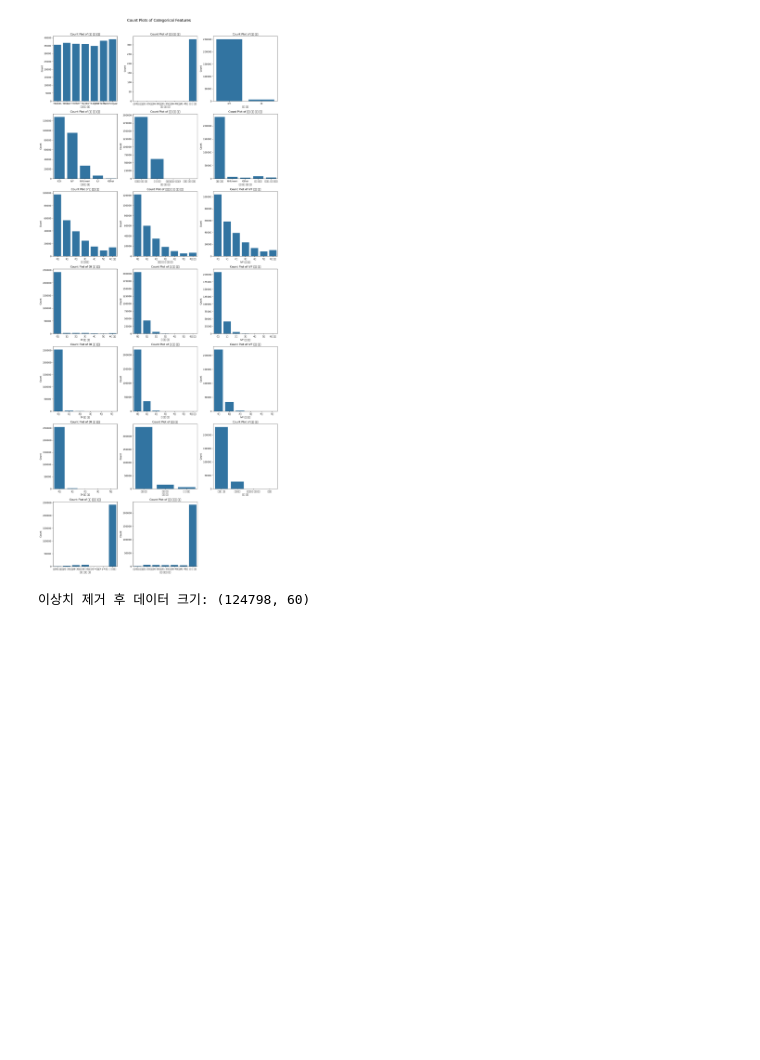
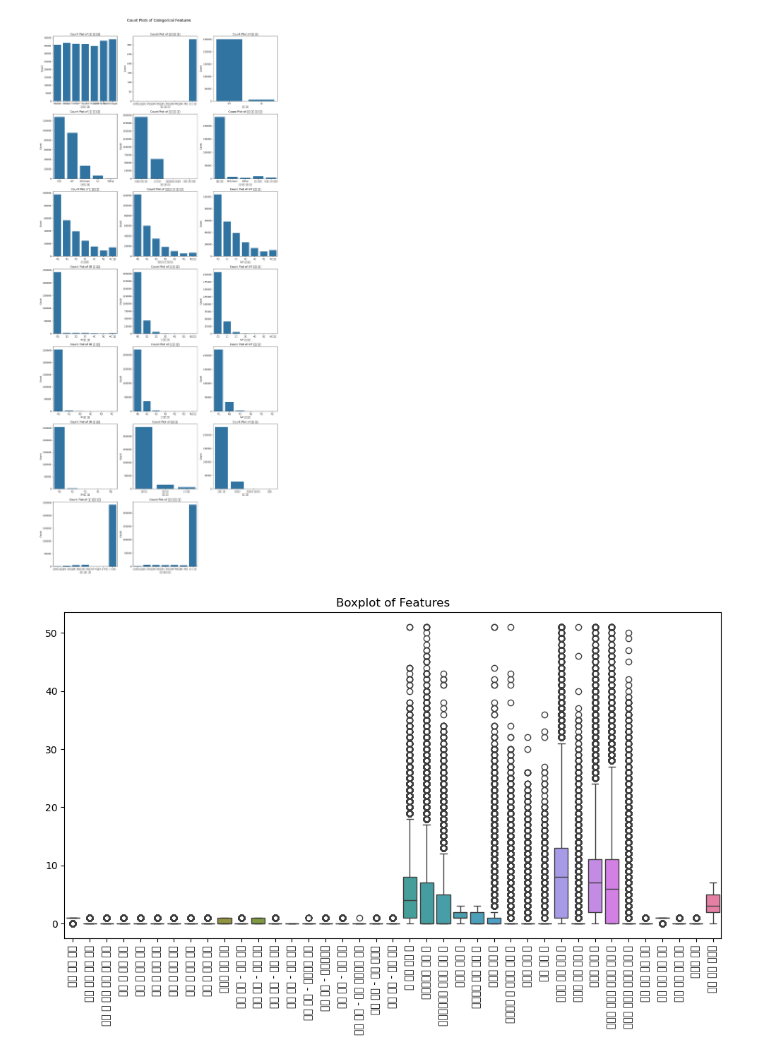
Before and after one commit to helloNarehase/LG_Aimers_2025, a Jupyter notebook: data_preprocess/outlier.ipynb, the cells around one changed output. Saved outputs shown, nothing was run; the diff lists cells and outputs as text; code cells hidden in the pictures; blank space fills up the shorter version.

```diff
--- a/data_preprocess/outlier.ipynb
+++ b/data_preprocess/outlier.ipynb
@@ -22,6 +25,6 @@ KeyError: '임신 성공 여부'
 # %%
-for col in train_df[categorical_cols].columns:
-    unique_values = train_df[col].unique()
+for col in X[categorical_cols].columns:
+    unique_values = X[col].unique()
     print(f"{col} - Unique values: {unique_values[:]}")
 # %% [output]
 시술 시기 코드 - Unique values: ['TRZKPL' 'TRYBLT' 'TRVNRY' 'TRJXFG' 'TRXQMD' 'TRCMWS' 'TRDQAZ']
@@ -157,6 +144,6 @@ plt.show()
 # %%
-for col in train_df[categorical_cols].columns:
-    unique_values = train_df[col].unique()
+for col in X[categorical_cols].columns:
+    unique_values = X[col].unique()
     print(f"{col} - Unique values: {unique_values[:]}")
 # %% [output]
 시술 시기 코드 - Unique values: ['TRZKPL' 'TRYBLT' 'TRVNRY' 'TRJXFG' 'TRXQMD' 'TRCMWS' 'TRDQAZ']
@@ -195,10 +184,10 @@ categorical_order_dict = {
 
 # Train & Test 데이터에 정렬 적용
 for col, order in categorical_order_dict.items():
-    train_df[col] = pd.Categorical(train_df[col], categories=order, ordered=True)
+    X[col] = pd.Categorical(X[col], categories=order, ordered=True)
     test_df[col] = pd.Categorical(test_df[col], categories=order, ordered=True)
 
 # 변경된 고유값 확인
 for col in categorical_order_dict.keys():
-    print(f"\n{col} 정렬 후 고유값:\n", train_df[col].unique())
+    print(f"\n{col} 정렬 후 고유값:\n", X[col].unique())
 # %% [output]
@@ -247,4 +260,13 @@ plt.tight_layout(rect=[0, 0, 1, 0.97]) # 전체 제목 위한 레이아웃 조
 plt.show()
 # %% [output]
 [figure]
+# %%
+# 2. 박스플롯 (Box Plot) - 이상치 탐색
+plt.figure(figsize=(12, 6))
+sns.boxplot(data=X)
+plt.xticks(rotation=90)
+plt.title("Boxplot of Features")
+plt.show()
+# %% [output]
+[figure, added]
 # %%
@@ -268,5 +291 @@ test_cleaned = remove_outliers_iqr(test_df, continuous_cols)
-# %%
-print("이상치 제거 후 데이터 크기:", train_cleaned.shape)
-# %% [output]
-이상치 제거 후 데이터 크기: (124798, 60)
 # %%
```
Also changed, not shown: parts of 16 cells of this notebook.
